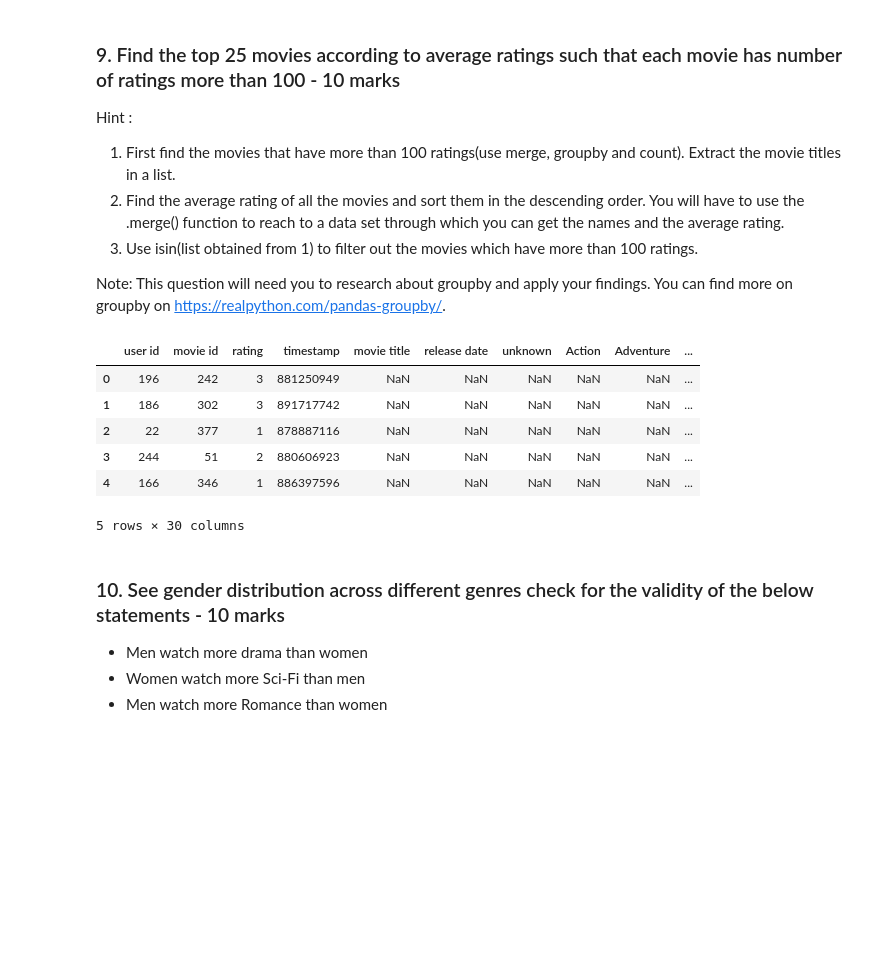
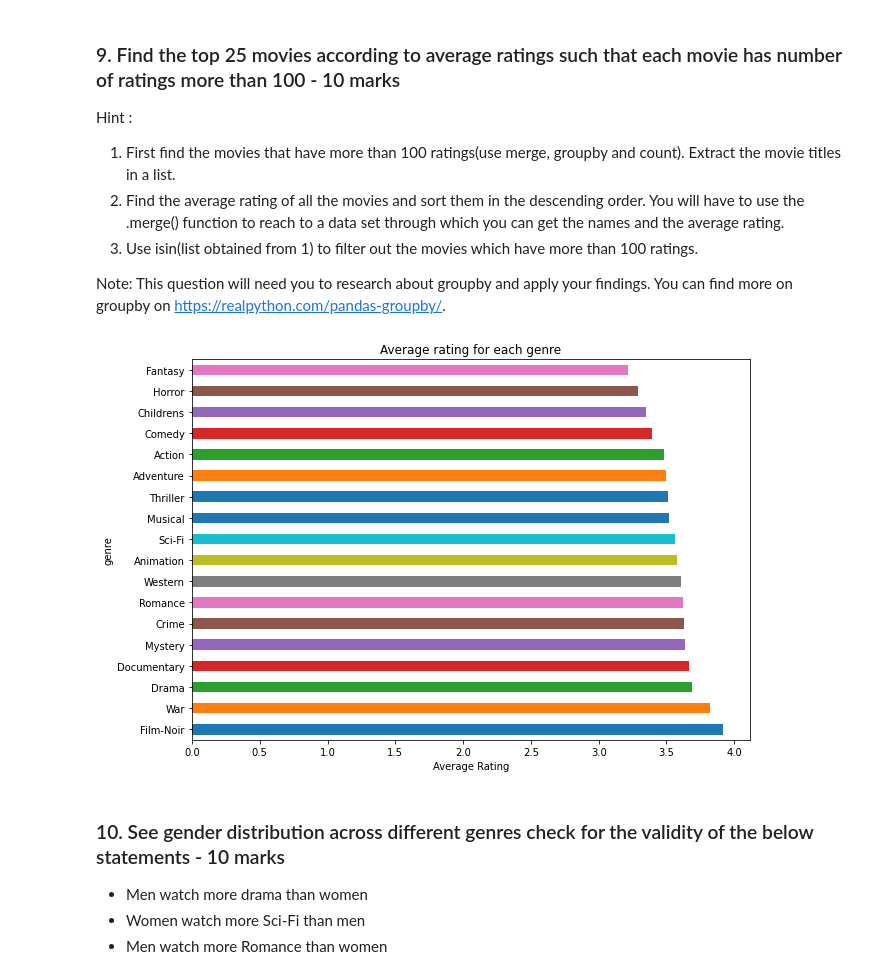
Before and after one commit to qthanglee/UAT, a Jupyter notebook: movielens/movie_lens.ipynb, the cells around one changed output. Saved outputs shown, nothing was run; the diff lists cells and outputs as text; code cells hidden in the pictures; blank space fills up the shorter version.

```diff
--- a/movielens/movie_lens.ipynb
+++ b/movielens/movie_lens.ipynb
@@ -141,30 +170,19 @@ Note: This question will need you to research about groupby and apply your findi
 # %%
 df_temp = df_rating.merge(df_movie, left_on='movie id', right_on='movie id', how='left')
 df_final = df_temp.merge(df_user, left_on='user id', right_on='user id', how='left')
 df_final.head()
-# df_final = df_final.groupby('rating').count() > 100
+df_avg_rating = pd.DataFrame(columns=['genre', 'avg_rating'])
 
-# df_avg_rating = pd.DataFrame(columns=['genre', 'avg_rating'])
-
-# genres_list = []
-# for idx in range(4, len(df_movie.columns)):
-#     genres_list.append(df_movie.columns[idx])
-# for genre in genres_list:
-#     row = [genre, round(df_final[df_final[genre]==1][['rating']].mean(), 2).to_string()[6:]]
-#     df_avg_rating.loc[len(df_avg_rating)] = row
-# df_avg_rating['avg_rating'] = pd.to_numeric(df_avg_rating['avg_rating'], errors='coerce')
-# df_avg_rating = df_avg_rating.sort_values('avg_rating', ascending=True).set_index('genre')
-# plot_fig = df_avg_rating['avg_rating'].plot(kind='barh', figsize=(10,7))
-# plot_fig.set_title('Average rating for each genre')
-# plot_fig.set_xlabel('Average Rating');
+for genre in genres_list:
+    row = [genre, round(df_final[df_final[genre]==1][['rating']].mean(), 2).to_string()[6:]]
+    df_avg_rating.loc[len(df_avg_rating)] = row
+df_avg_rating['avg_rating'] = pd.to_numeric(df_avg_rating['avg_rating'], errors='coerce')
+df_avg_rating = df_avg_rating.sort_values('avg_rating', ascending=False).set_index('genre')
+plot_fig = df_avg_rating['avg_rating'].plot(kind='barh', figsize=(10,7))
+plot_fig.set_title('Average rating for each genre')
+plot_fig.set_xlabel('Average Rating');
 # %% [output]
-|  | user id | movie id | rating | timestamp | movie title | release date | unknown | Action | Adventure | ... |
-| 0 | 196 | 242 | 3 | 881250949 | NaN | NaN | NaN | NaN | NaN | ... |
-| 1 | 186 | 302 | 3 | 891717742 | NaN | NaN | NaN | NaN | NaN | ... |
-| 2 | 22 | 377 | 1 | 878887116 | NaN | NaN | NaN | NaN | NaN | ... |
-| 3 | 244 | 51 | 2 | 880606923 | NaN | NaN | NaN | NaN | NaN | ... |
-| 4 | 166 | 346 | 1 | 886397596 | NaN | NaN | NaN | NaN | NaN | ... |
-5 rows × 30 columns
+[figure, added]
 # %% [markdown]
 ### 10. See gender distribution across different genres check for the validity of the below statements - 10 marks
 
```
Also changed, not shown: parts of 5 cells of this notebook.
